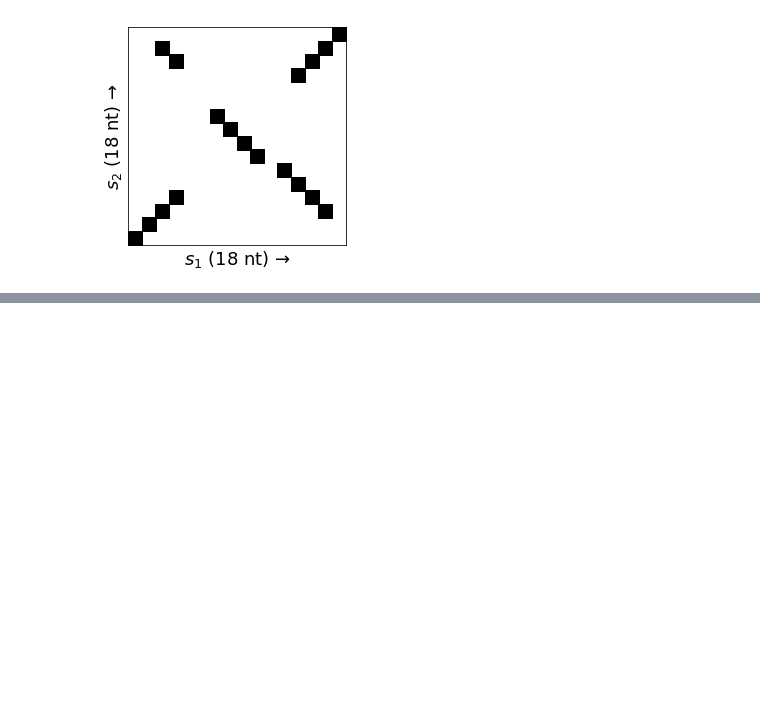
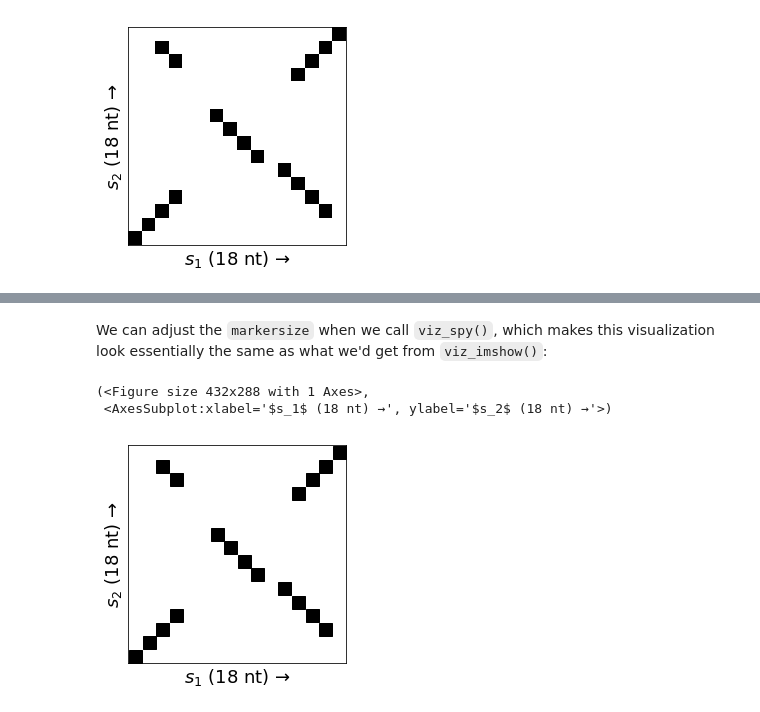
Before and after one commit to fedarko/wotplot, a Jupyter notebook: docs/Tutorial.ipynb, the cells around one changed output, grey strips where cells are left out. Drawn from its saved outputs; the diff is of its cells as text; code cells hidden in the pictures; blank space fills up the shorter version.

```diff
--- a/docs/Tutorial.ipynb
+++ b/docs/Tutorial.ipynb
@@ -94,0 +123,8 @@ fig.savefig("example_dotplot.png", bbox_inches="tight")
+# %% [markdown]
+We can adjust the `markersize` when we call `viz_spy()`, which makes this visualization look essentially the same as what we'd get from `viz_imshow()`:
+# %%
+wotplot.viz_spy(m, markersize=13)
+# %% [output]
+(<Figure size 432x288 with 1 Axes>,
+ <AxesSubplot:xlabel='$s_1$ (18 nt) →', ylabel='$s_2$ (18 nt) →'>)
+[figure, added]
```
Also changed, not shown: parts of 26 cells of this notebook, 4 other files.
